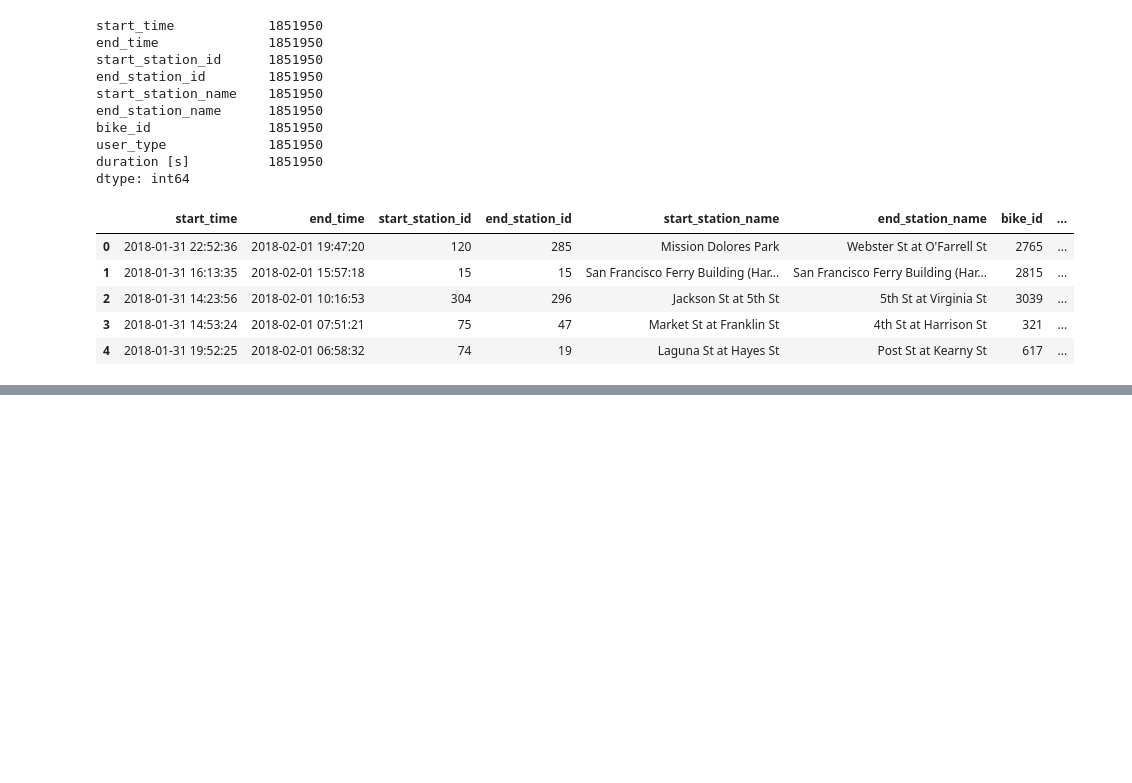
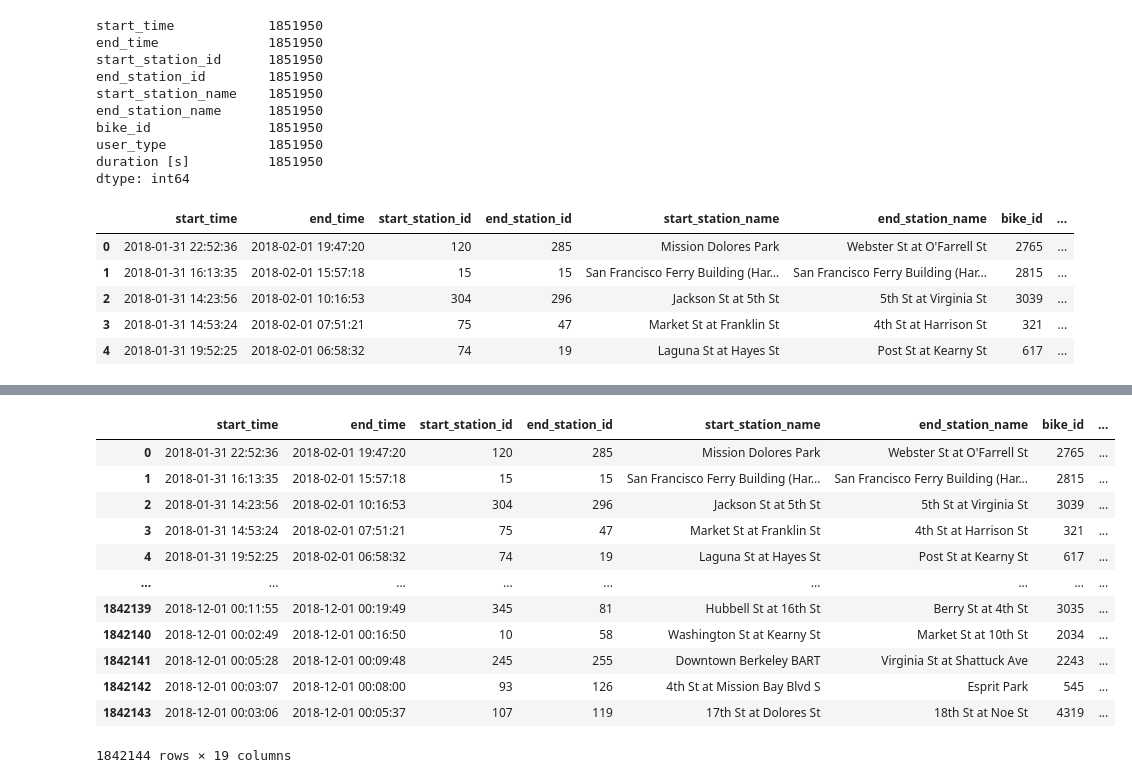
Before and after one commit to yhsiang25/DSMLRakete, a Jupyter notebook: DataExploration (Hsiang)/DataExploration.ipynb, the cells around one changed output, grey strips where cells are left out. Saved outputs shown, nothing was run; the diff lists cells and outputs as text; code cells hidden in the pictures; blank space fills up the shorter version.

Commit message:
all stations have id and cordinate

```diff
--- a/DataExploration (Hsiang)/DataExploration.ipynb
+++ b/DataExploration (Hsiang)/DataExploration.ipynb
@@ -1070,0 +903,4 @@ sf18_merged.to_csv("sf18_cleaned.csv")
+# %%
+#sf19 = pd.read_csv("201905-baywheels-tripdata.csv")
+#sf19 = pd.read_csv("201812-fordgobike-tripdata.csv")
+id18 = pd.read_csv("allid_2018.csv")
@@ -1070,0 +931,2 @@ sf18_merged.to_csv("sf18_cleaned.csv")
+# %%
+id18.dropna(subset=['start_station_id'], inplace=True)
@@ -1070,0 +958,8 @@ sf18_merged.to_csv("sf18_cleaned.csv")
+# %%
+id18['start_station_id'] = id18['start_station_id'].apply(np.int64)
+id18['end_station_id'] = id18['end_station_id'].apply(np.int64)
+# %%
+id18_start = id18.drop_duplicates(subset = ["start_station_id"])
+id18_start = id18_start.drop(["duration_sec", "start_time", "start_station_name", "end_time", "end_station_id", "end_station_name", "end_station_latitude", "end_station_longitude", "bike_id", "user_type"], axis =1)
+
+id18_start
@@ -1070,0 +999,18 @@ sf18_merged.to_csv("sf18_cleaned.csv")
+# %%
+sf18_merged = pd.merge(sf18, id18_start, on ="start_station_id", how ="left")
+
+sf18_merged
+# %% [output]
+|  | start_time | end_time | start_station_id | end_station_id | start_station_name | end_station_name | bike_id | ... |
+| 0 | 2018-01-31 22:52:36 | 2018-02-01 19:47:20 | 120 | 285 | Mission Dolores Park | Webster St at O'Farrell St | 2765 | ... |
+| 1 | 2018-01-31 16:13:35 | 2018-02-01 15:57:18 | 15 | 15 | San Francisco Ferry Building (Har... | San Francisco Ferry Building (Har... | 2815 | ... |
+| 2 | 2018-01-31 14:23:56 | 2018-02-01 10:16:53 | 304 | 296 | Jackson St at 5th St | 5th St at Virginia St | 3039 | ... |
+| 3 | 2018-01-31 14:53:24 | 2018-02-01 07:51:21 | 75 | 47 | Market St at Franklin St | 4th St at Harrison St | 321 | ... |
+| 4 | 2018-01-31 19:52:25 | 2018-02-01 06:58:32 | 74 | 19 | Laguna St at Hayes St | Post St at Kearny St | 617 | ... |
+| ... | ... | ... | ... | ... | ... | ... | ... | ... |
+| 1842139 | 2018-12-01 00:11:55 | 2018-12-01 00:19:49 | 345 | 81 | Hubbell St at 16th St | Berry St at 4th St | 3035 | ... |
+| 1842140 | 2018-12-01 00:02:49 | 2018-12-01 00:16:50 | 10 | 58 | Washington St at Kearny St | Market St at 10th St | 2034 | ... |
+| 1842141 | 2018-12-01 00:05:28 | 2018-12-01 00:09:48 | 245 | 255 | Downtown Berkeley BART | Virginia St at Shattuck Ave | 2243 | ... |
+| 1842142 | 2018-12-01 00:03:07 | 2018-12-01 00:08:00 | 93 | 126 | 4th St at Mission Bay Blvd S | Esprit Park | 545 | ... |
+| 1842143 | 2018-12-01 00:03:06 | 2018-12-01 00:05:37 | 107 | 119 | 17th St at Dolores St | 18th St at Noe St | 4319 | ... |
+1842144 rows × 19 columns
```
Also changed, not shown: parts of 62 cells of this notebook.
